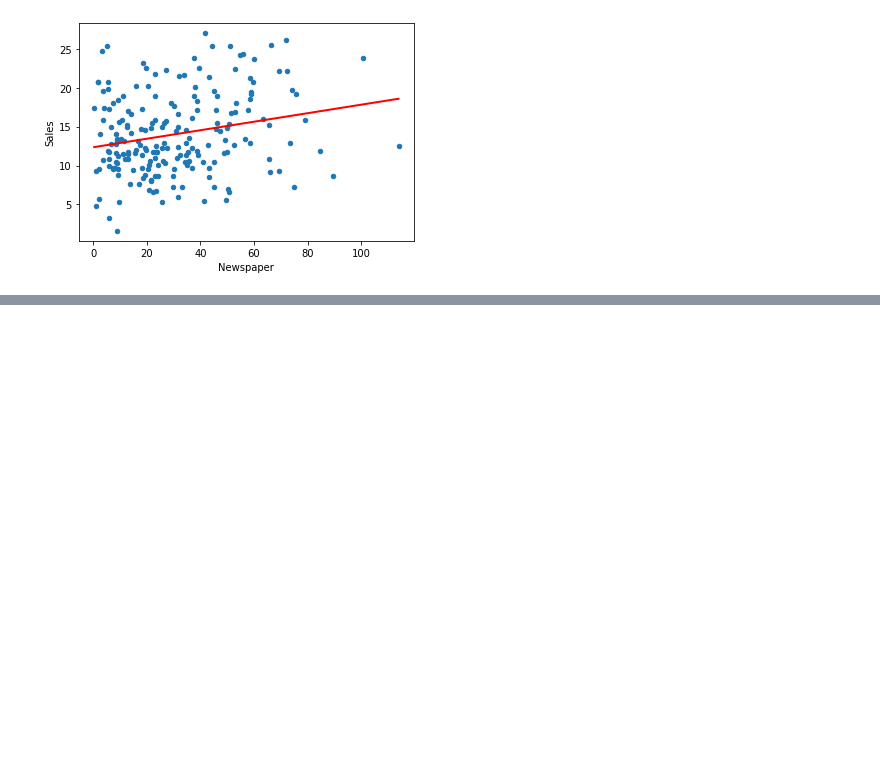
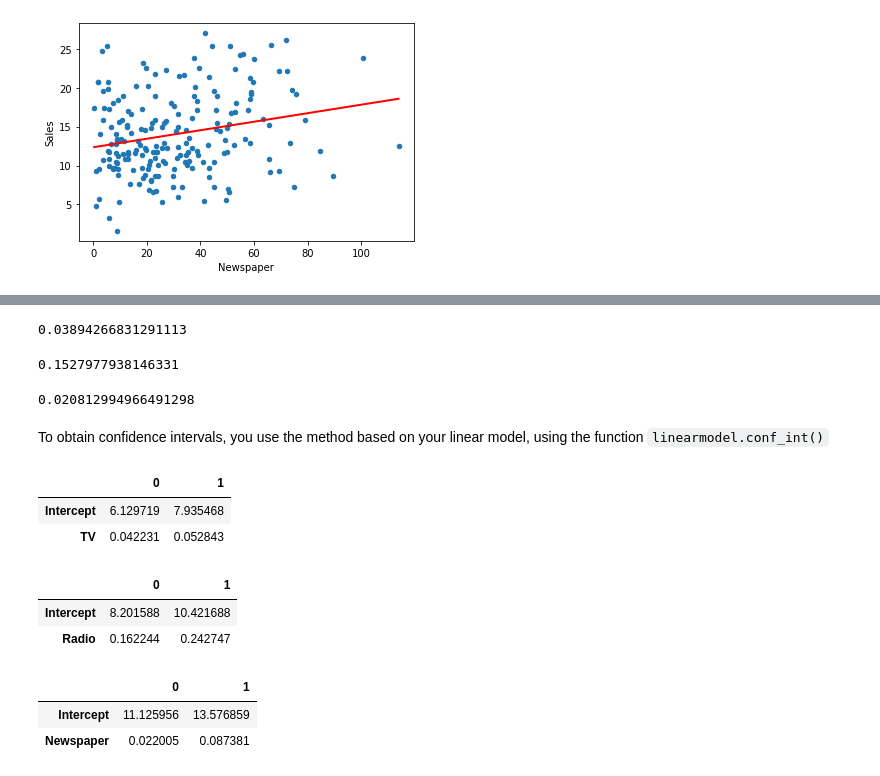
Before and after one commit to Marazia/Tati, a Jupyter notebook: jtraining/t6linReg.ipynb, the cells around one changed output, grey strips where cells are left out. Saved outputs shown, nothing was run; the diff lists cells and outputs as text; code cells hidden in the pictures; blank space fills up the shorter version.

```diff
--- a/jtraining/t6linReg.ipynb
+++ b/jtraining/t6linReg.ipynb
@@ -240,0 +267,35 @@ plt.plot(X_newspaper, prednew, c='red', linewidth=2)
+# %%
+seTV = (data1['Sales'].std()/np.sqrt(data1.shape[0]))/data1['TV'].std()
+0.047537-(2*seTV)
+# %% [output]
+0.03894266831291113
+# %%
+seRadio = (data1['Sales'].std()/np.sqrt(data1.shape[0]))/data1['Radio'].std()
+0.202496-(2*seRadio)
+# %% [output]
+0.1527977938146331
+# %%
+seNews = (data1['Sales'].std()/np.sqrt(data1.shape[0]))/data1['Newspaper'].std()
+0.054693-(2*seNews)
+# %% [output]
+0.020812994966491298
+# %% [markdown]
+To obtain confidence intervals, you use the method based on your linear model, using the function `linearmodel.conf_int()`
+# %%
+lm.conf_int()
+# %% [output]
+|  | 0 | 1 |
+| Intercept | 6.129719 | 7.935468 |
+| TV | 0.042231 | 0.052843 |
+# %%
+lm2.conf_int()
+# %% [output]
+|  | 0 | 1 |
+| Intercept | 8.201588 | 10.421688 |
+| Radio | 0.162244 | 0.242747 |
+# %%
+lm3.conf_int()
+# %% [output]
+|  | 0 | 1 |
+| Intercept | 11.125956 | 13.576859 |
+| Newspaper | 0.022005 | 0.087381 |
```
Also changed, not shown: parts of 30 cells of this notebook.
